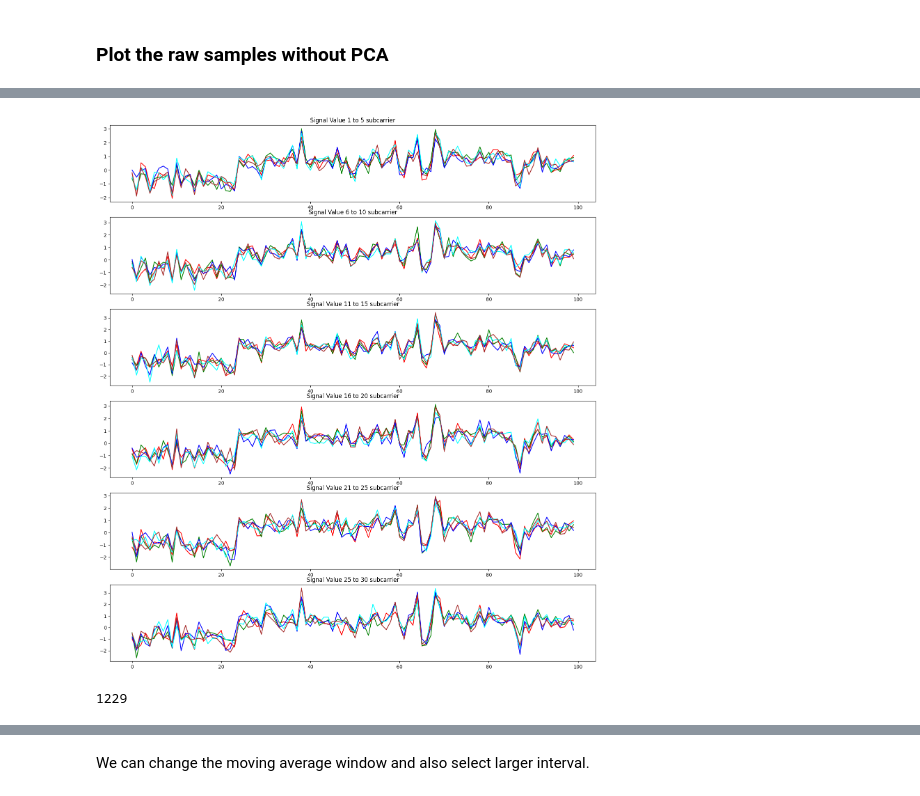
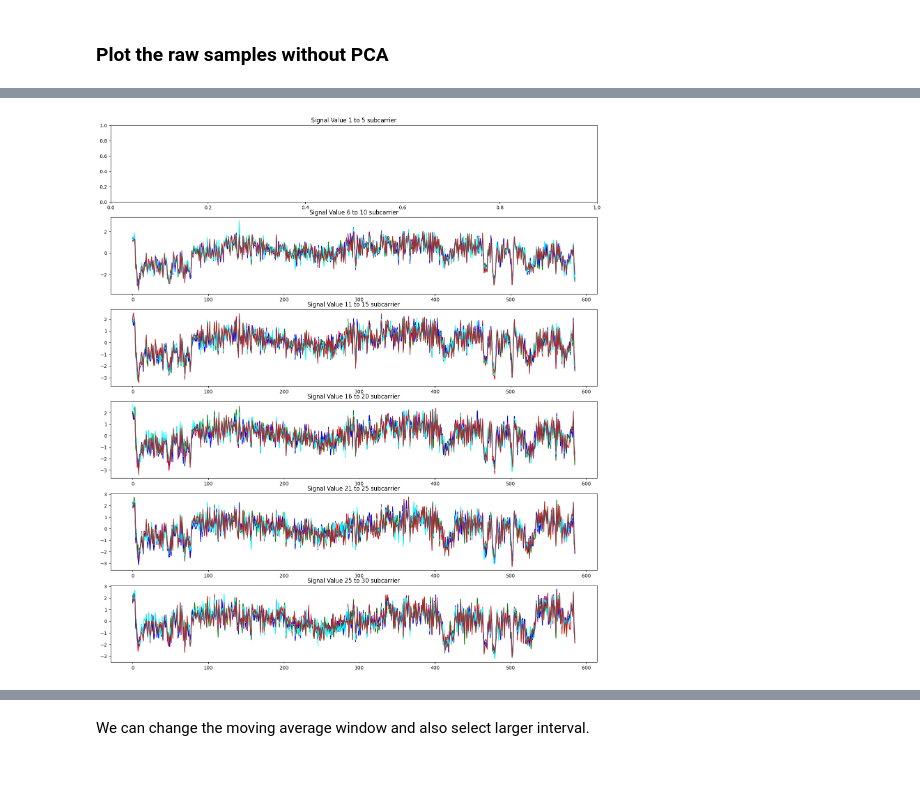
Before and after one commit to jasminkarki/wifi-sensing-har, a Jupyter notebook: load_raw_csv.ipynb, the cells around one changed output, grey strips where cells are left out. Drawn from its saved outputs; the diff is of its cells as text; code cells hidden in the pictures.

```diff
--- a/load_raw_csv.ipynb
+++ b/load_raw_csv.ipynb
@@ -31,11 +22,12 @@ def dataframe_of_CSI(directory):
             # Read the CSV file and extract the CSI_DATA column
             file_path = os.path.join(directory, file)
             df = pd.read_csv(file_path)
+            print(df.columns)
             print(df.sig_mode.value_counts())
             csi_rows_raw = []
 
             ## Filtering can be done using
-            # df = df[(df["channel"]==6) & (df["secondary_channel"]==1)]
+            df = df[(df["bandwidth"]==0)]# & (df["secondary_channel"]==1)]
 
             for one_row in df['CSI_DATA']:
                 one_row = one_row.strip("[]")
@@ -161,7 +157,7 @@ def moving_average(df, window_size):
 
 
 ## Set moving average window of desired size
-window_size = 10
+window_size = 50
 mov_avg_walk_amps_df = moving_average(walk_df_amps_final,window_size)
 mov_avg_walk_phase_df = moving_average(walk_df_phase_final,window_size)
 mov_avg_jog_amps_df = moving_average(jog_df_amps_final,window_size)
@@ -228,15 +197,15 @@ def raw_sample_plot(downsampled):
     fig1 = plt.figure(figsize = (18,20))
 
     ax1 = plt.subplot(611)
-    plt.plot(raw_sample.iloc[:,0],'r')
-    plt.plot(raw_sample.iloc[:,1],'g')
-    plt.plot(raw_sample.iloc[:,2],'b')
-    plt.plot(raw_sample.iloc[:,3],'cyan')
-    plt.plot(raw_sample.iloc[:,4],'brown')
+    # plt.plot(raw_sample.iloc[:,0],'r')
+    # plt.plot(raw_sample.iloc[:,1],'g')
+    # plt.plot(raw_sample.iloc[:,2],'b')
+    # plt.plot(raw_sample.iloc[:,3],'cyan')
+    # plt.plot(raw_sample.iloc[:,4],'brown')
     ax1.set_title("Signal Value 1 to 5 subcarrier")
 
     ax2 = plt.subplot(612)
-    plt.plot(raw_sample.iloc[:,5],'r')
+    # plt.plot(raw_sample.iloc[:,5],'r')
     plt.plot(raw_sample.iloc[:,6],'g')
     plt.plot(raw_sample.iloc[:,7],'b')
     plt.plot(raw_sample.iloc[:,8],'cyan')
@@ -278,9 +263,7 @@ def raw_sample_plot(downsampled):
 # %%
-## Plot of amplitude of walking 400:500 i.e 1000 samples technically due to window_size
-raw_sample_plot(scaled_data_walk_amps_df[400:500])
+### Plot of amplitude of walking 400:500 i.e 1000 samples technically due to window_size
+scaled_walk_amps_df = perform_scaling(mov_avg_walk_amps_df)
+raw_sample_plot(scaled_walk_amps_df)
+# raw_sample_plot(mov_avg_walk_amps_df)
 # %% [output]
-[figure, old version]
+[figure, new version]
-# %%
-len(scaled_data_walk_amps_df)
-# %% [output]
-1229
```
Also changed, not shown: parts of 15 cells of this notebook.
